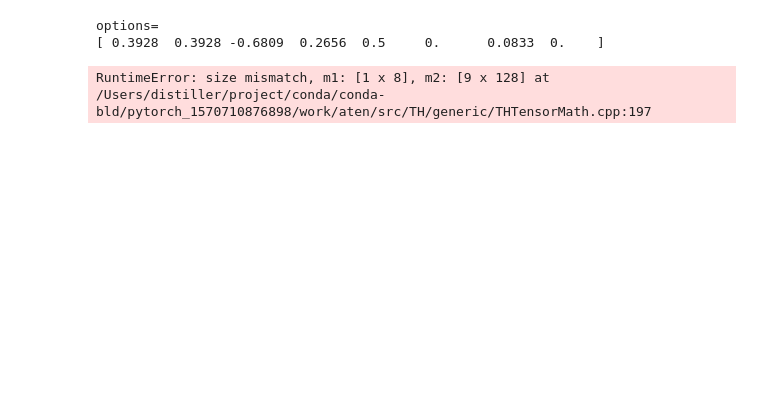
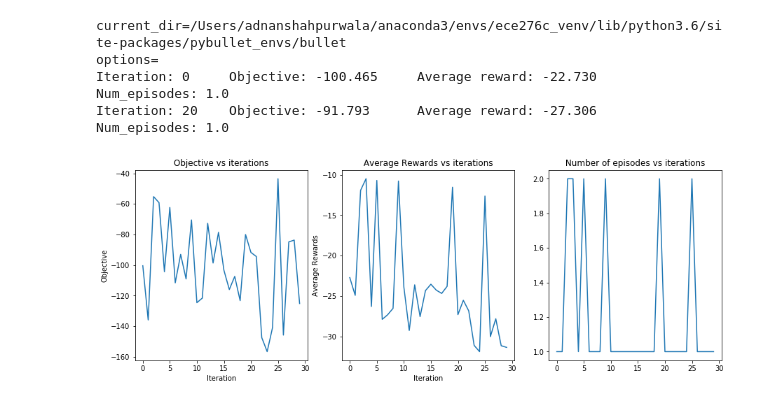
Before and after one commit to adqz/reinforcement_learning, a Jupyter notebook: hw3/q2.ipynb, the cells around one changed output. Saved outputs shown, nothing was run; the diff lists cells and outputs as text; code cells hidden in the pictures; blank space fills up the shorter version.

```diff
--- a/hw3/q2.ipynb
+++ b/hw3/q2.ipynb
@@ -16,12 +16,12 @@ class Policy(nn.Module):
 
     def __init__(self, num_classes, lr):
         super(Policy, self).__init__()
-        self.fc1 = nn.Linear(9, 128)
+        self.fc1 = nn.Linear(8, 128)
         self.fc2 = nn.Linear(128, num_classes)
         self.tanh = nn.Tanh()
 
-#         self.sigma0 = nn.parameter(torch.tensor([0.1]))
-#         self.sigma1 = nn.parameter(torch.tensor([0.1]))
+        self.sigma0 = nn.Parameter(torch.tensor([0.1]))
+        self.sigma1 = nn.Parameter(torch.tensor([0.1]))
 
         self.optimizer = optim.Adam(self.parameters(), lr=lr)
 
@@ -147,18 +145,44 @@ class PolicyGradient:
                       .format(i, objective, avg_returns[i], num_episodes[i]))
 
         return policy_network, arr_objective, avg_returns, num_episodes
-# %%
-if __name__ == '__main__':
-    torch.manual_seed(1)
-    render_env = True
-    plot = True
-
-    policy_network = makePolicyNN(num_actions=2, lr=1e-3)
-    pg = PolicyGradient(gamma=0.9, N = 500, max_steps=500)
-    rewards, log_prob_of_actions = pg.runEpisode(policy_network)
-    print(rewards, log_prob_of_actions)
-#     policy_network, arr_objective, avg_returns, num_episodes = pg.doReinforcePart1(policy_network, verbose=True)
-# %% [output]
-options=
-[ 0.3928  0.3928 -0.6809  0.2656  0.5     0.      0.0833  0.    ]
-RuntimeError: size mismatch, m1: [1 x 8], m2: [9 x 128] at /Users/distiller/project/conda/conda-bld/pytorch_1570710876898/work/aten/src/TH/generic/THTensorMath.cpp:197
+# %%
+if __name__ == '__main__':
+    torch.manual_seed(1)
+    render_env = True
+    plot = True
+
+    policy_network = makePolicyNN(num_actions=2, lr=1e-3)
+    pg = PolicyGradient(gamma=0.9, N = 30, max_steps=100)
+    policy_network, arr_objective, avg_returns, num_episodes = pg.doReinforcePart1(policy_network, verbose=True)
+
+    if plot:
+        fig, axs = plt.subplots(1, 3, figsize=(15,5))
+        axs = axs.flatten()
+        axs[0].plot(arr_objective)
+        axs[0].set_xlabel('Iteration')
+        axs[0].set_ylabel('Objective')
+        axs[0].set_title(' Objective vs iterations ')
+        axs[1].plot(avg_returns)
+        axs[1].set_xlabel('Iteration')
+        axs[1].set_ylabel('Average Rewards')
+        axs[1].set_title(' Average Rewards vs iterations ')
+        axs[2].plot(num_episodes)
+        axs[2].set_title(' Number of episodes vs iterations ')
+        plt.show()
+
+    if render_env:
+        steps = 0
+        state = pg.env.reset()
+        done = False
+        while steps<300:
+            a, _ = pg.getAction(policy_network, state)
+            state, r, done, info = pg.env.step(np.array(a))
+            steps+=1
+            pg.env.render()
+        pg.env.env.close()
+# %% [output]
+current_dir=/Users/adnanshahpurwala/anaconda3/envs/ece276c_venv/lib/python3.6/site-packages/pybullet_envs/bullet
+options=
+Iteration: 0     Objective: -100.465     Average reward: -22.730         Num_episodes: 1.0
+Iteration: 20    Objective: -91.793      Average reward: -27.306         Num_episodes: 1.0
+[figure, added]
```
Also changed, not shown: parts of 1 cell of this notebook.
